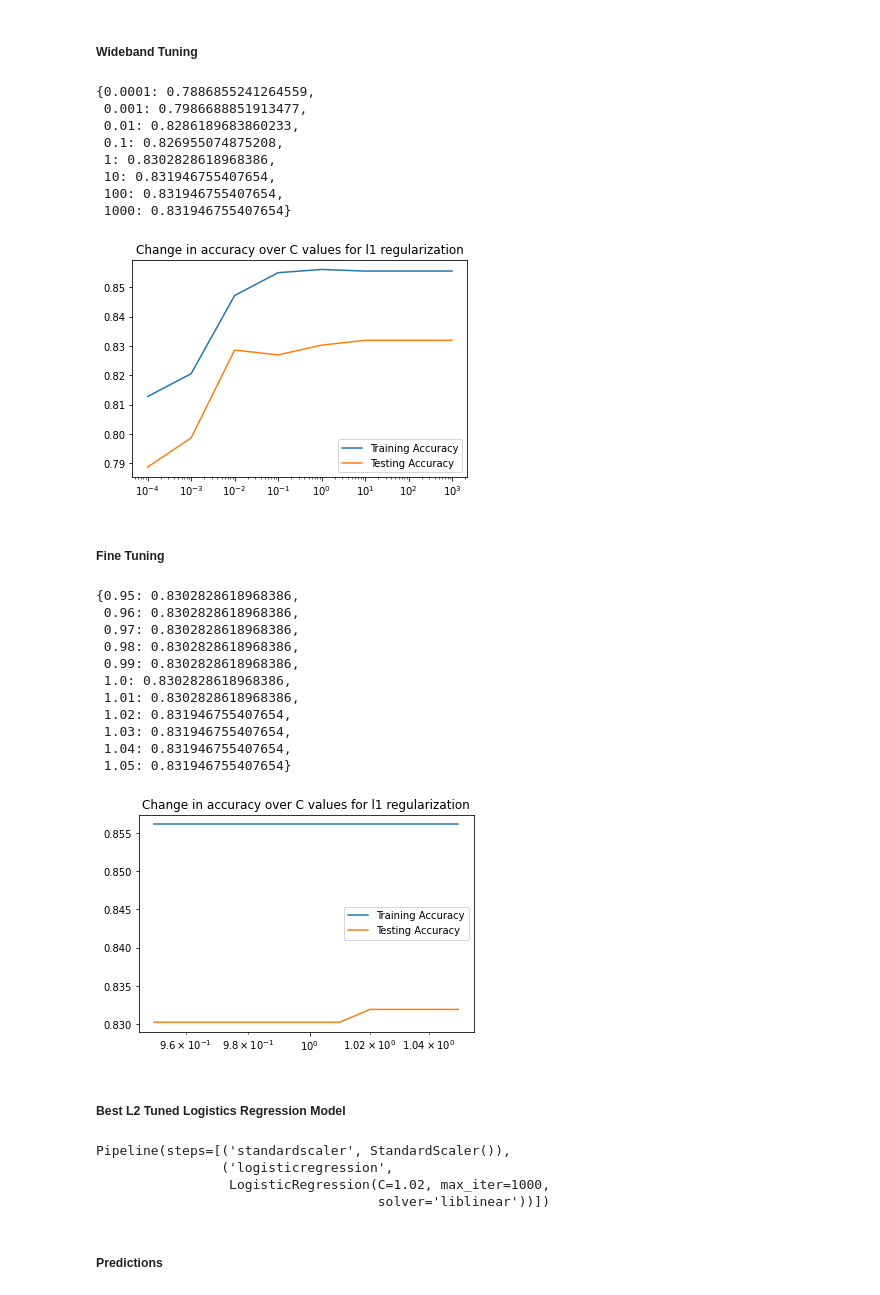
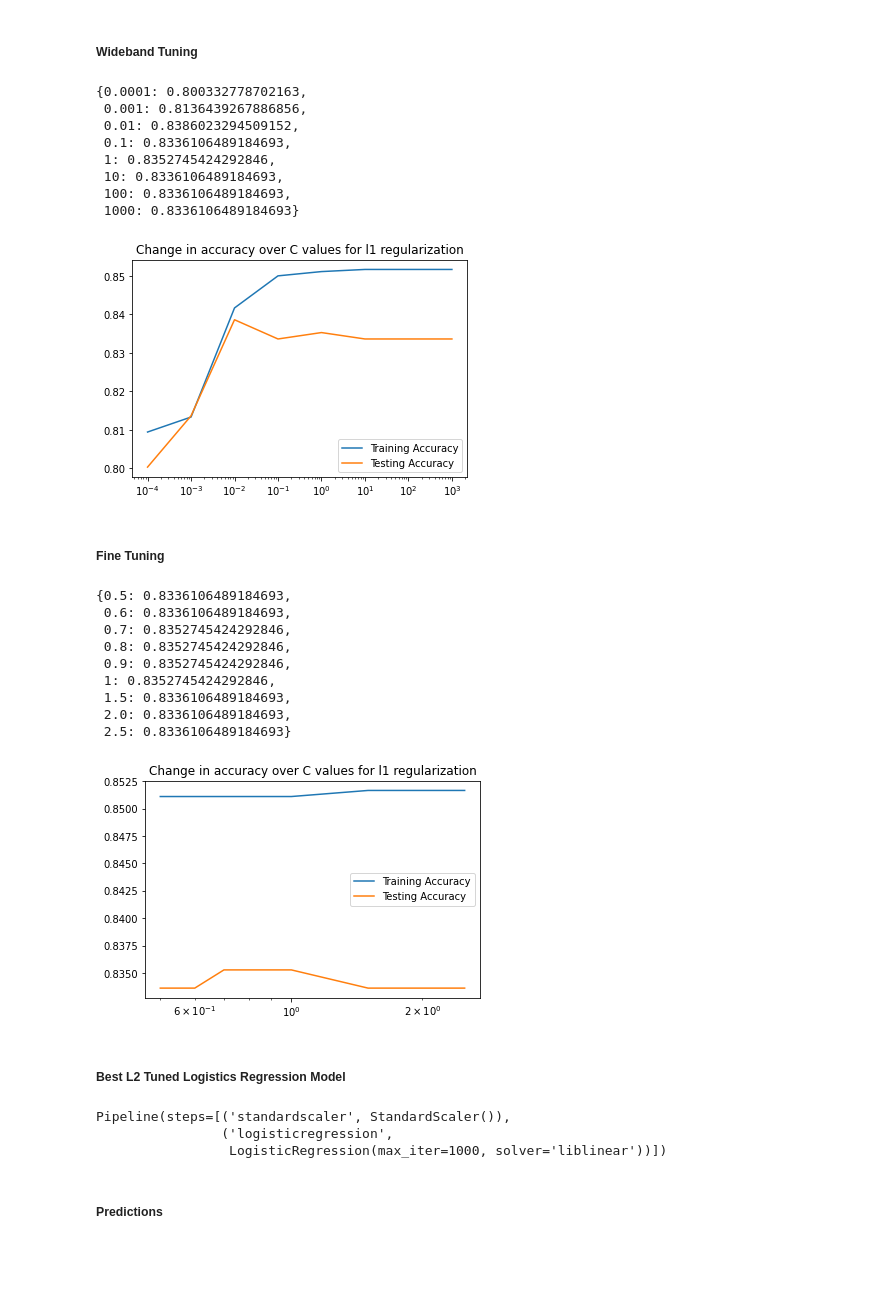
Before and after one commit to YBilodeau/Metabolic-Syndrome-Prediction-Project, a Jupyter notebook: Prediction_of_Metabolic_Syndrome_Using_Machine_Learning.ipynb, the cells around one changed output. Cells and saved outputs as stored; diff of their text form; code cells hidden in the pictures; blank space fills up the shorter version.

```diff
--- a/Prediction_of_Metabolic_Syndrome_Using_Machine_Learning.ipynb
+++ b/Prediction_of_Metabolic_Syndrome_Using_Machine_Learning.ipynb
@@ -1329,3 +1235,7 @@ plt.show;
+# %%
+# Define a dictionary with key/value pairs and use it to replace values
+dict = {"No MetSyn": 0, "MetSyn": 1}
+df.replace({'MetabolicSyndrome': dict}, inplace = True)
 # %% [markdown]
 ### **Correlation Heatmap**
 # %%
@@ -1371,7 +1279,7 @@ X = df.drop(columns = ['MetabolicSyndrome'])
 y = df['MetabolicSyndrome']
 # %%
 # Split
-X_train, X_test, y_train, y_test = train_test_split(X, y, random_state=42)
+X_train, X_test, y_train, y_test = train_test_split(X, y, random_state=42, stratify=y)
 # %% [markdown]
 ### **Instantiate Column Selectors**
 # %%
@@ -1662,7 +1572,7 @@ ax.set_xscale('log')
 ##### **Fine Tuning**
 # %%
 # Create a List of C Values and Empty Lists for Scores
-c_values = [5.05, 5.06, 5.07, 5.08, 5.09, 5.10, 5.11, 5.12, 5.13, 5.14, 5.15, 5.16, 5.17, 5.18, 5.19, 5.20, 5.21, 5.22, 5.23, 5.24, 5.25]
+c_values = [0.1, 0.2, 0.3, 0.4, .5, .6, .7, .8, .9, 1.0, 2, 3, 4, 5, 6, 7, 8, 9, 10]
 train_scores = []
 test_scores = []
 
@@ -1713,7 +1625,7 @@ ax.set_xscale('log')
 # %% [markdown]
 ##### **Best L1 Tuned Logistics Regression Model**
 # %%
-best_l1_log_reg = LogisticRegression(C=5.2, max_iter=1000, solver='liblinear', penalty='l1')
+best_l1_log_reg = LogisticRegression(C=.5, max_iter=1000, solver='liblinear', penalty='l1')
 best_l1_log_reg_pipe = make_pipeline(scaler, best_l1_log_reg)
 best_l1_log_reg_pipe.fit(X_train_processed, y_train)
 # %% [output]
@@ -1782,72 +1694,69 @@ ax.set_xscale('log')
 # Print a Dictionary for C Values and Accuracy Scores
 {c:score for c, score in zip(c_values, test_scores)}
 # %% [output]
-{0.0001: 0.7886855241264559,
- 0.001: 0.7986688851913477,
- 0.01: 0.8286189683860233,
- 0.1: 0.826955074875208,
- 1: 0.8302828618968386,
- 10: 0.831946755407654,
- 100: 0.831946755407654,
- 1000: 0.831946755407654}
+{0.0001: 0.800332778702163,
+ 0.001: 0.8136439267886856,
+ 0.01: 0.8386023294509152,
+ 0.1: 0.8336106489184693,
+ 1: 0.8352745424292846,
+ 10: 0.8336106489184693,
+ 100: 0.8336106489184693,
+ 1000: 0.8336106489184693}
-[figure, old version]
+[figure, new version]
 # %% [markdown]
 ##### **Fine Tuning**
 # %%
 # Create a List of C Values and Empty Lists for Scores
-c_values =  [0.95, 0.96, 0.97, 0.98, 0.99, 1.00, 1.01, 1.02, 1.03, 1.04, 1.05]
+c_values =  [.5, .6, .7, .8, .9, 1, 1.5, 2.0, 2.5]
 train_scores = []
 test_scores = []
 
 # Create a loop to iterative over the C values
 for c in c_values:
 
   # Instantiate and Fit the Model on the data
   log_reg = LogisticRegression(C=c, max_iter=1000, solver='liblinear', penalty='l2')
   log_reg_pipe = make_pipeline(scaler, log_reg)
   log_reg_pipe.fit(X_train_processed, y_train)
 
   # Add the Train and Test Scores to our Scores Lists
   train_scores.append(log_reg_pipe.score(X_train_processed, y_train))
   test_scores.append(log_reg_pipe.score(X_test_processed, y_test))
 
 # Plot the Accuracy Scores for the C Values
 fig, ax = plt.subplots(1,1)
 ax.plot(c_values, train_scores, label='Training Accuracy')
 ax.plot(c_values, test_scores, label='Testing Accuracy')
 ax.set_xticks(c_values)
 ax.set_title('Change in accuracy over C values for l1 regularization')
 ax.legend()
 
 # Set the X Axis to a logarithmic Scale
 ax.set_xscale('log')
 
 # Print a Dictionary for C Values and Accuracy Scores
 {c:score for c, score in zip(c_values, test_scores)}
 # %% [output]
-{0.95: 0.8302828618968386,
- 0.96: 0.8302828618968386,
- 0.97: 0.8302828618968386,
- 0.98: 0.8302828618968386,
- 0.99: 0.8302828618968386,
- 1.0: 0.8302828618968386,
- 1.01: 0.8302828618968386,
- 1.02: 0.831946755407654,
- 1.03: 0.831946755407654,
- 1.04: 0.831946755407654,
- 1.05: 0.831946755407654}
+{0.5: 0.8336106489184693,
+ 0.6: 0.8336106489184693,
+ 0.7: 0.8352745424292846,
+ 0.8: 0.8352745424292846,
+ 0.9: 0.8352745424292846,
+ 1: 0.8352745424292846,
+ 1.5: 0.8336106489184693,
+ 2.0: 0.8336106489184693,
+ 2.5: 0.8336106489184693}
-[figure, old version]
+[figure, new version]
 # %% [markdown]
 ##### **Best L2 Tuned Logistics Regression Model**
 # %%
-best_l2_log_reg = LogisticRegression(C=1.02, max_iter=1000, solver='liblinear', penalty='l2')
+best_l2_log_reg = LogisticRegression(C=1.00, max_iter=1000, solver='liblinear', penalty='l2')
 best_l2_log_reg_pipe = make_pipeline(scaler, best_l2_log_reg)
 best_l2_log_reg_pipe.fit(X_train_processed, y_train)
 # %% [output]
 Pipeline(steps=[('standardscaler', StandardScaler()),
                 ('logisticregression',
-                 LogisticRegression(C=1.02, max_iter=1000,
-                                    solver='liblinear'))])
+                 LogisticRegression(max_iter=1000, solver='liblinear'))])
 # %% [markdown]
 ##### **Predictions**
 # %%
```
Also changed, not shown: parts of 104 cells of this notebook.
